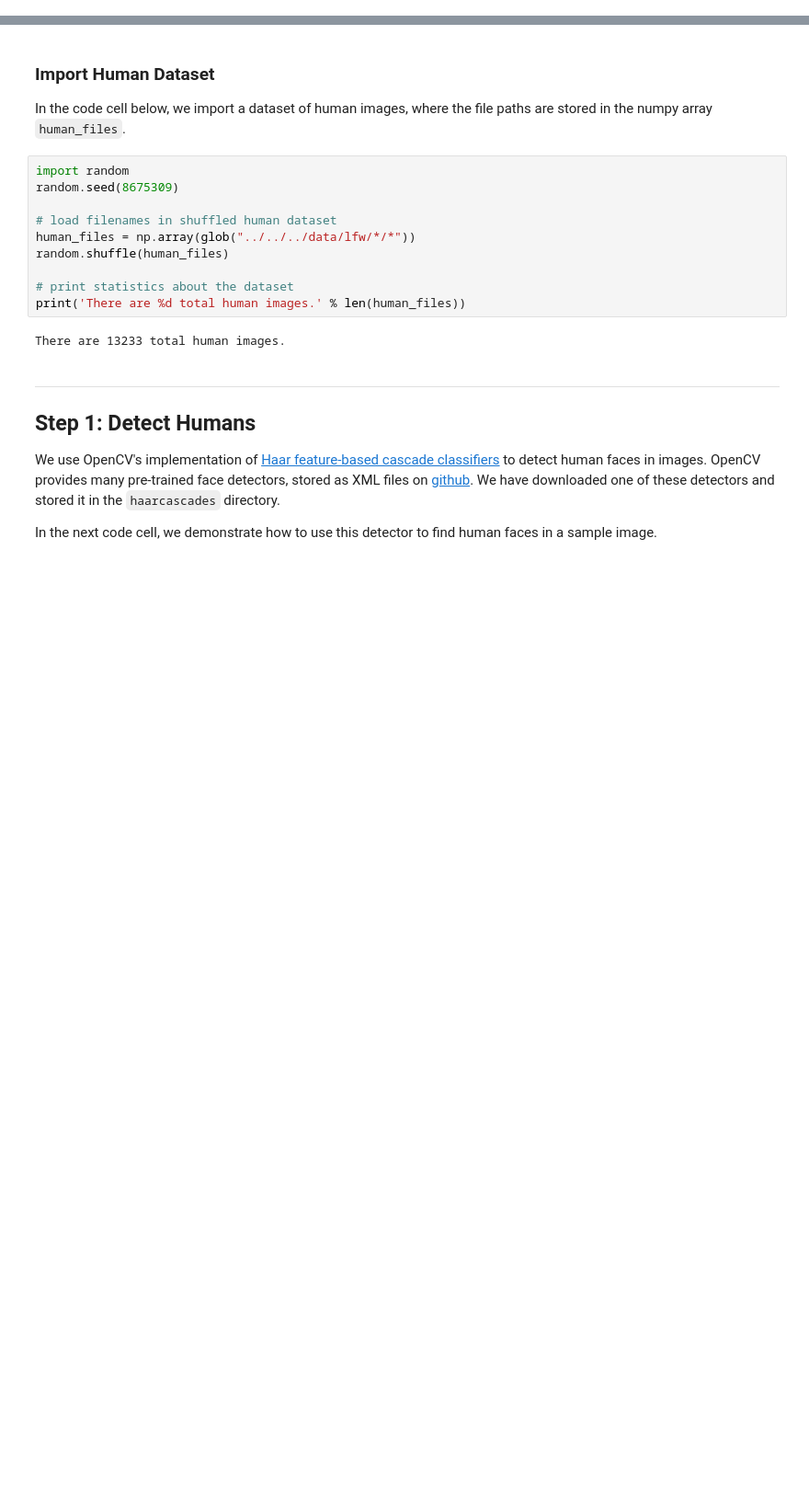
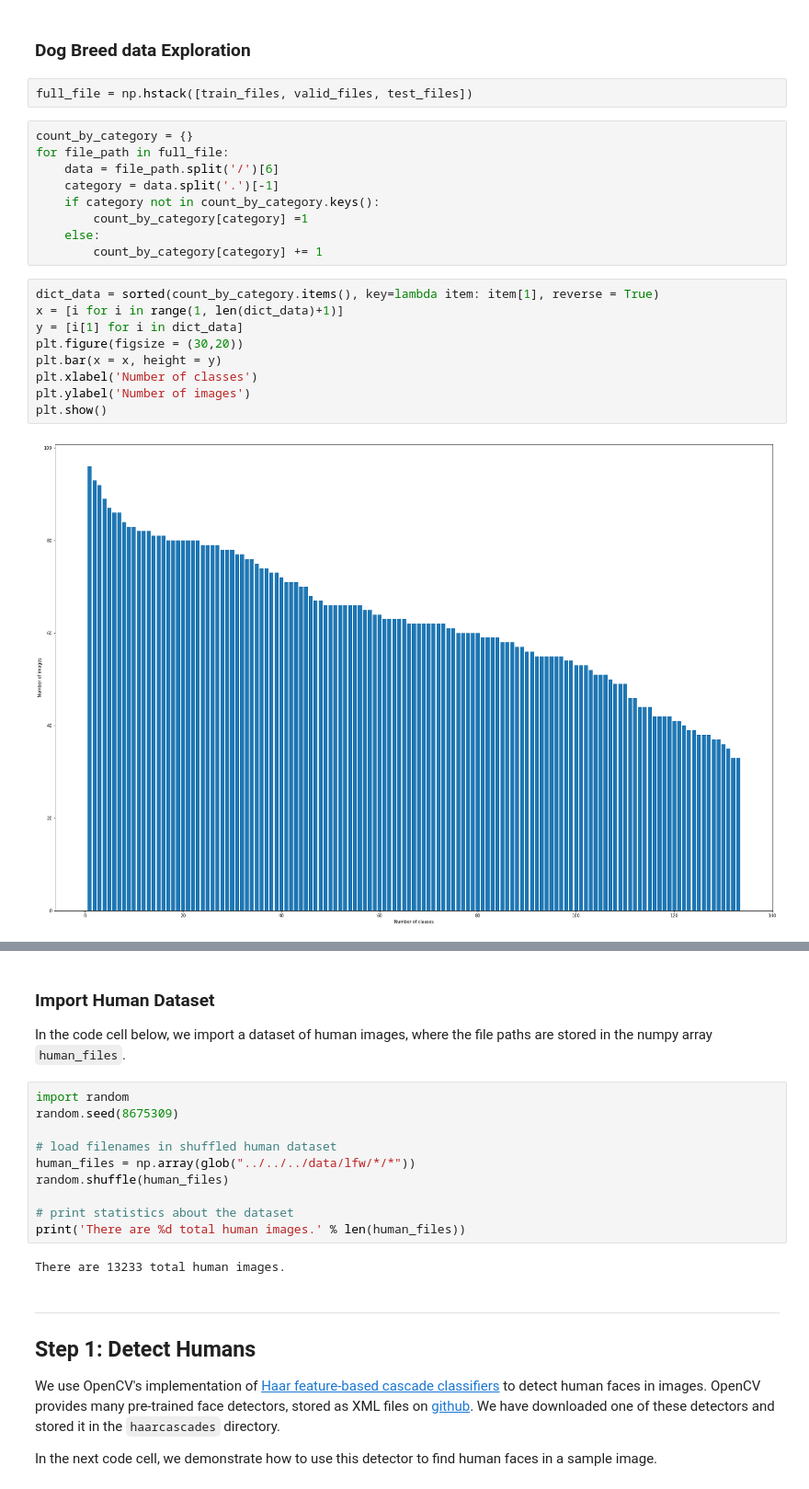
Before and after one commit to lexuansanh/Dog-Breed-Classification-Project, a Jupyter notebook: dog_app.ipynb, the cells around one changed output, grey strips where cells are left out. Shown at 92% size. Cells and saved outputs as stored; diff of their text form; blank space fills up the shorter version.

```diff
--- a/dog_app.ipynb
+++ b/dog_app.ipynb
@@ -93,0 +94,24 @@ There are 836 test dog images.
+# %% [markdown]
+### Dog Breed data Exploration
+# %%
+full_file = np.hstack([train_files, valid_files, test_files])
+# %%
+count_by_category = {}
+for file_path in full_file:
+    data = file_path.split('/')[6]
+    category = data.split('.')[-1]
+    if category not in count_by_category.keys():
+        count_by_category[category] =1
+    else:
+        count_by_category[category] += 1
+# %%
+dict_data = sorted(count_by_category.items(), key=lambda item: item[1], reverse = True)
+x = [i for i in range(1, len(dict_data)+1)]
+y = [i[1] for i in dict_data]
+plt.figure(figsize = (30,20))
+plt.bar(x = x, height = y)
+plt.xlabel('Number of classes')
+plt.ylabel('Number of images')
+plt.show()
+# %% [output]
+[figure, added]
```
Also changed, not shown: parts of 4 cells of this notebook, 1 other file.
